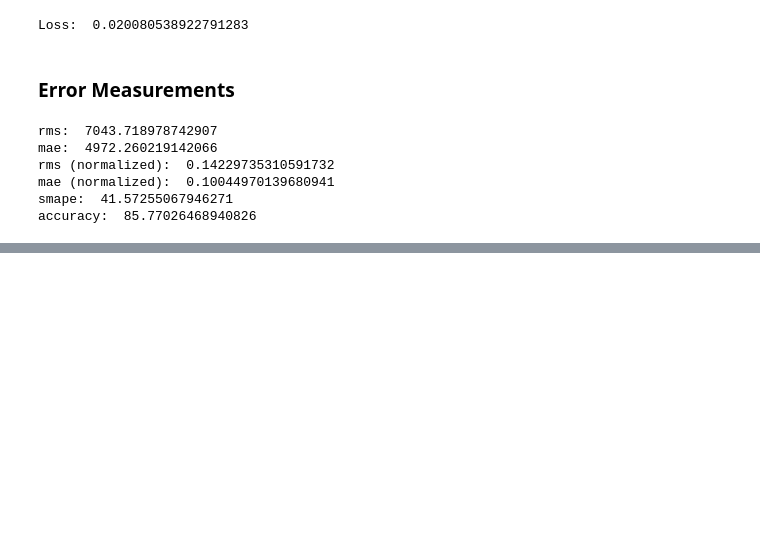
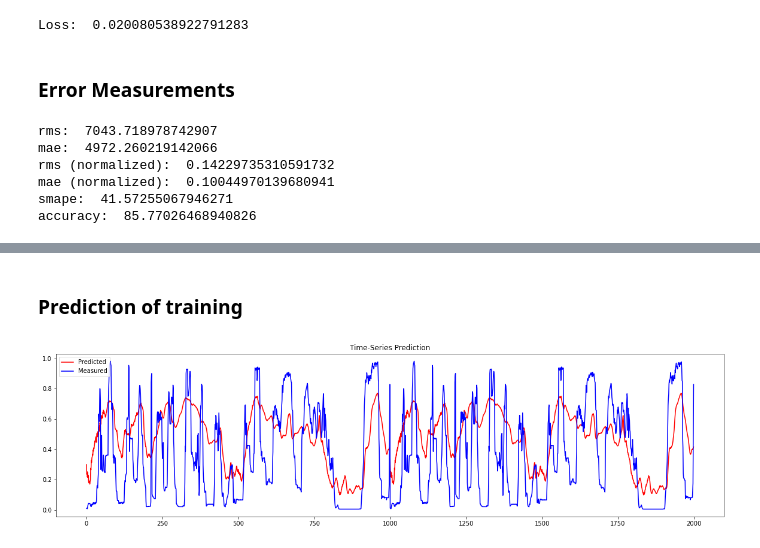
Before and after one commit to tamas-paulik/WindPower_Estimation, a Jupyter notebook: Wind_Power_Prediction_WindGurus.ipynb, the cells around one changed output, grey strips where cells are left out. Saved outputs shown, nothing was run; the diff lists cells and outputs as text; code cells hidden in the pictures; blank space fills up the shorter version.

```diff
--- a/Wind_Power_Prediction_WindGurus.ipynb
+++ b/Wind_Power_Prediction_WindGurus.ipynb
@@ -2118,0 +2240,8 @@ CNN Model code should go here
+# %%
+
+seq_length_past = 100
+seq_length_future = 1
+
+
+train_x, train_y   = split_sequence( dataset_train_1[['Speed_50m', 'Direction_50m']].to_numpy(), dataset_train_1[[ 'Park_Power_[KW]']].to_numpy()  , seq_length_past, seq_length_future)
+test_x, test_y   = split_sequence( dataset_test_1[['Speed_50m', 'Direction_50m']].to_numpy(), dataset_test_1[[ 'Park_Power_[KW]']].to_numpy()  , seq_length_past, seq_length_future)
@@ -2118,0 +2250,12 @@ CNN Model code should go here
+# %%
+device = torch.device("cuda:0" if torch.cuda.is_available() else "cpu")
+
+inputChannels = 2
+outputChannels = 64
+middleChannels = 128
+kernelSize1 = 4
+kernelSize2 = 30
+cnn = CNN_ForecastNet(inputChannels, outputChannels, middleChannels, kernelSize1, kernelSize2, seq_length_past).to(device)
+
+optimizer = torch.optim.Adam(cnn.parameters(), lr=1e-5)
+criterion = nn.MSELoss()
@@ -2118,0 +2343,35 @@ CNN Model code should go here
+# %% [markdown]
+### Prediction of training
+# %%
+train = ElecDataset( train_x, train_y)
+test = ElecDataset( test_x, test_y)
+batchSize = batchSize
+
+train_loader = torch.utils.data.DataLoader(train, batch_size=batchSize, shuffle=False)
+test_loader = torch.utils.data.DataLoader(test, batch_size=batchSize, shuffle=False)
+prediction = []
+target = []
+cnn.eval()
+
+for i in range(2):
+    inputs, labels = next( iter( train_loader))
+    inputs = torch.permute( inputs,(0,2,1) )
+    inputs = inputs.to(device)
+    labels = labels.to(device)
+    optimizer.zero_grad()
+    preds = cnn(inputs.float())
+    prediction.append( preds.cpu().detach().numpy() )
+    target.append( labels.cpu().detach().numpy() )
+
+prediction = list(np.concatenate(prediction).flat)
+target = list(np.concatenate(target).flat)
+
+
+plt.figure(figsize=(20, 5))
+plt.plot(prediction, color = 'r', label='Predicted')
+plt.plot(target, color = 'b', label='Measured')
+plt.title('Time-Series Prediction')
+plt.legend()
+plt.show()
+# %% [output]
+[figure, added]
```
Also changed, not shown: parts of 53 cells of this notebook.
